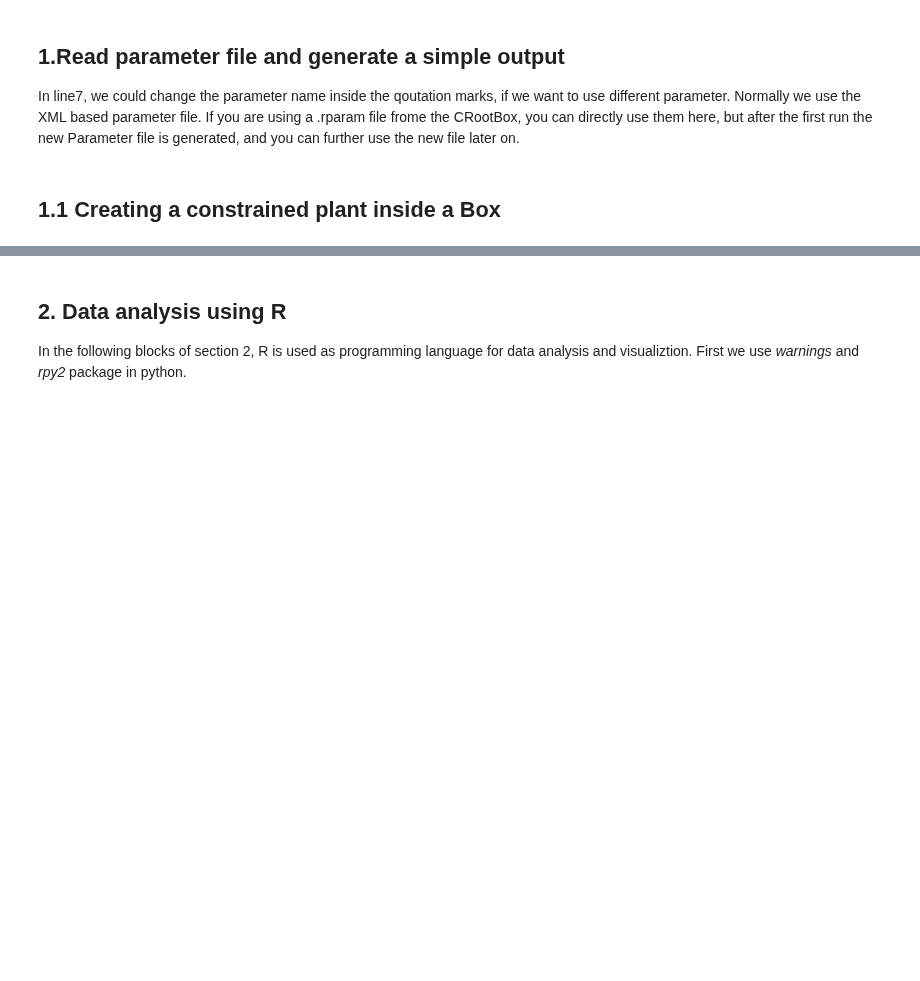
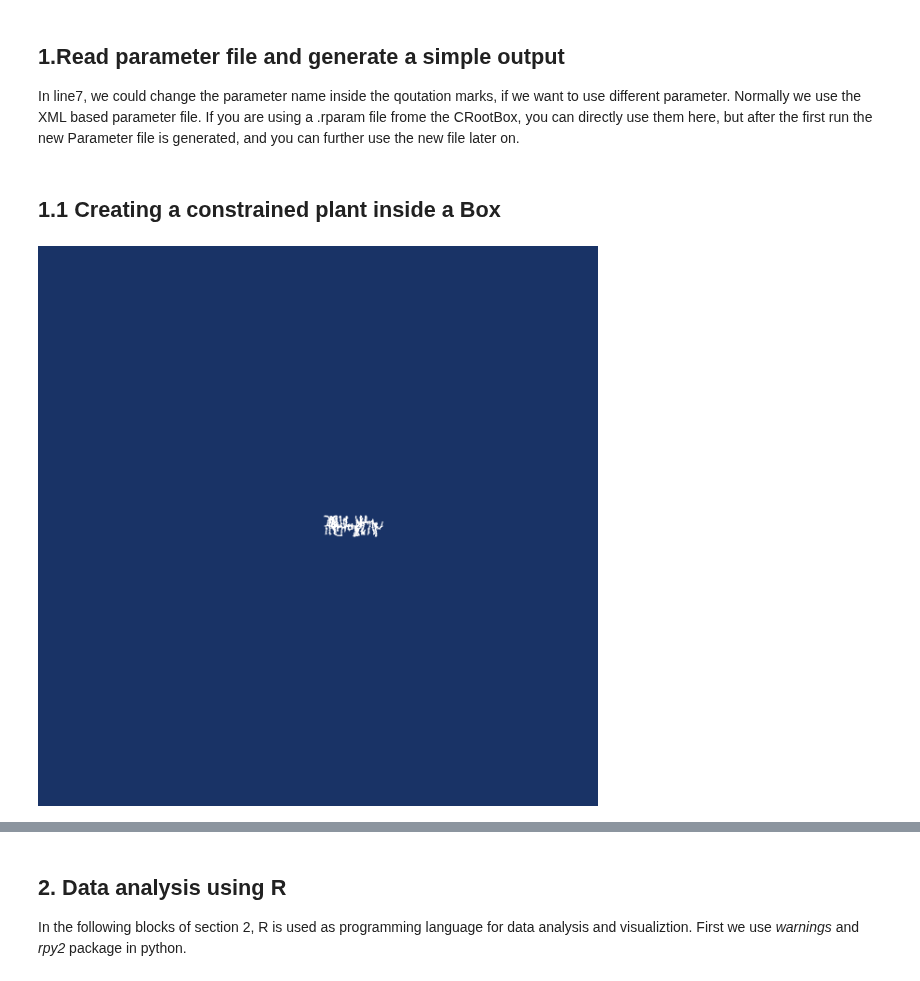
Before and after one commit to Plant-Root-Soil-Interactions-Modelling/CPlantBox, a Jupyter notebook: CPlantBox.ipynb, the cells around one changed output, grey strips where cells are left out. Drawn from its saved outputs; the diff is of its cells as text; code cells hidden in the pictures; blank space fills up the shorter version.

```diff
--- a/CPlantBox.ipynb
+++ b/CPlantBox.ipynb
@@ -78,3 +77,53 @@ plant.write("results/example_1b.vtp",15)
 
 # Export container geometry as Paraview Python script
 plant.write("results/example_1b.py",15)
+# %%
+import vtk
+from vtk import *
+from IPython.display import Image
+
+reader = vtk.vtkXMLPolyDataReader()
+path = "results/example_1b.vtp" #path or name of the vtp output
+reader.SetFileName(path)
+reader.Update()
+
+mapper = vtk.vtkPolyDataMapper()
+mapper.SetInputData(reader.GetOutput())
+
+plantActor = vtk.vtkActor()
+plantActor.SetMapper( mapper )
+
+camera =vtkCamera()
+camera.SetPosition(500, 10, 0)
+camera.SetFocalPoint(0, 0, 0)
+
+ren1= vtk.vtkRenderer()
+ren1.AddActor( plantActor )
+ren1.SetActiveCamera(camera)
+ren1.SetBackground( 0.1, 0.2, 0.4 )
+
+
+renWin = vtk.vtkRenderWindow()
+renWin.AddRenderer( ren1 )
+renWin.SetSize( 600, 600 )
+
+
+iren = vtk.vtkRenderWindowInteractor()
+iren.SetRenderWindow(renWin)
+
+renWin.Render()
+
+windowToImageFilter = vtkWindowToImageFilter()
+windowToImageFilter.SetInput(renWin)
+windowToImageFilter.Update()
+
+
+writer = vtkPNGWriter()
+writer.SetWriteToMemory(1)
+writer.SetInputConnection(windowToImageFilter.GetOutputPort())
+writer.Write()
+data = bytearray(memoryview(writer.GetResult()))
+
+Image(data)
+# %% [output]
+[figure, added]
```
Also changed, not shown: parts of 4 cells of this notebook, 8 other files.
